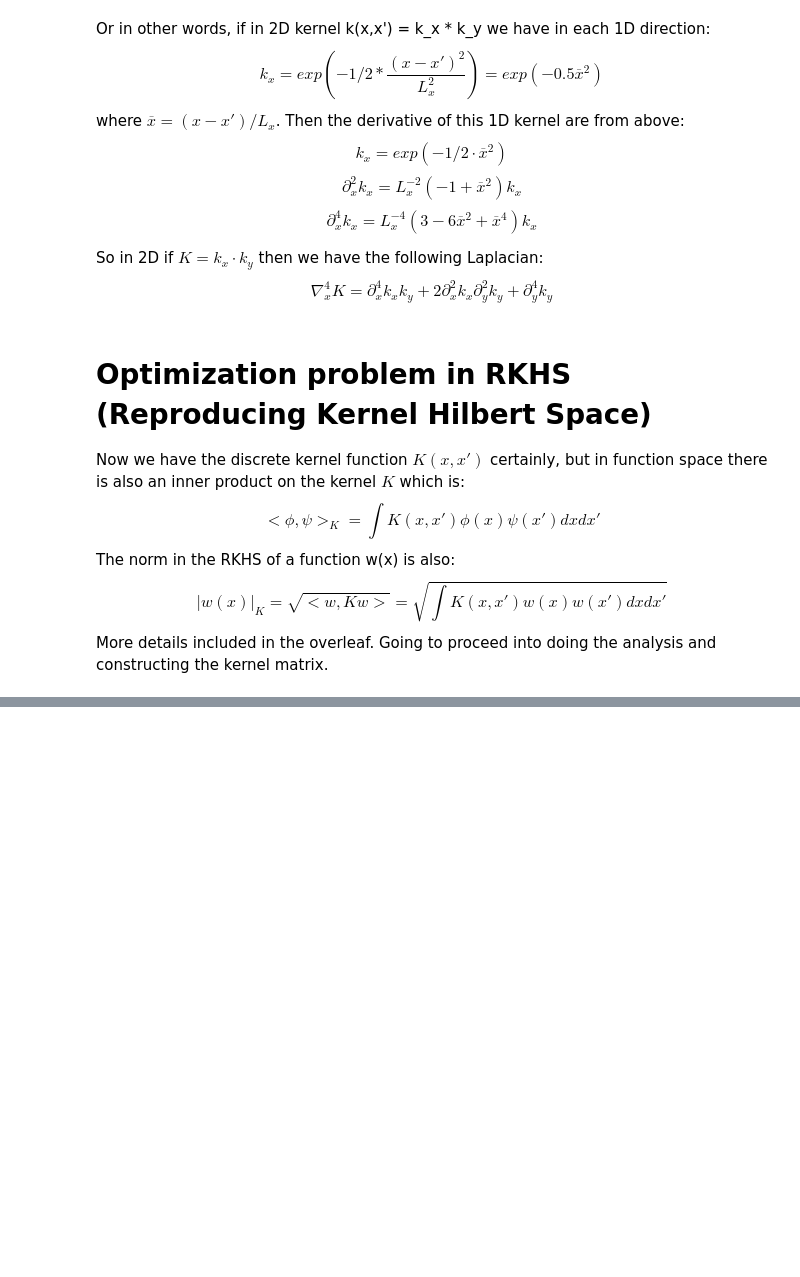
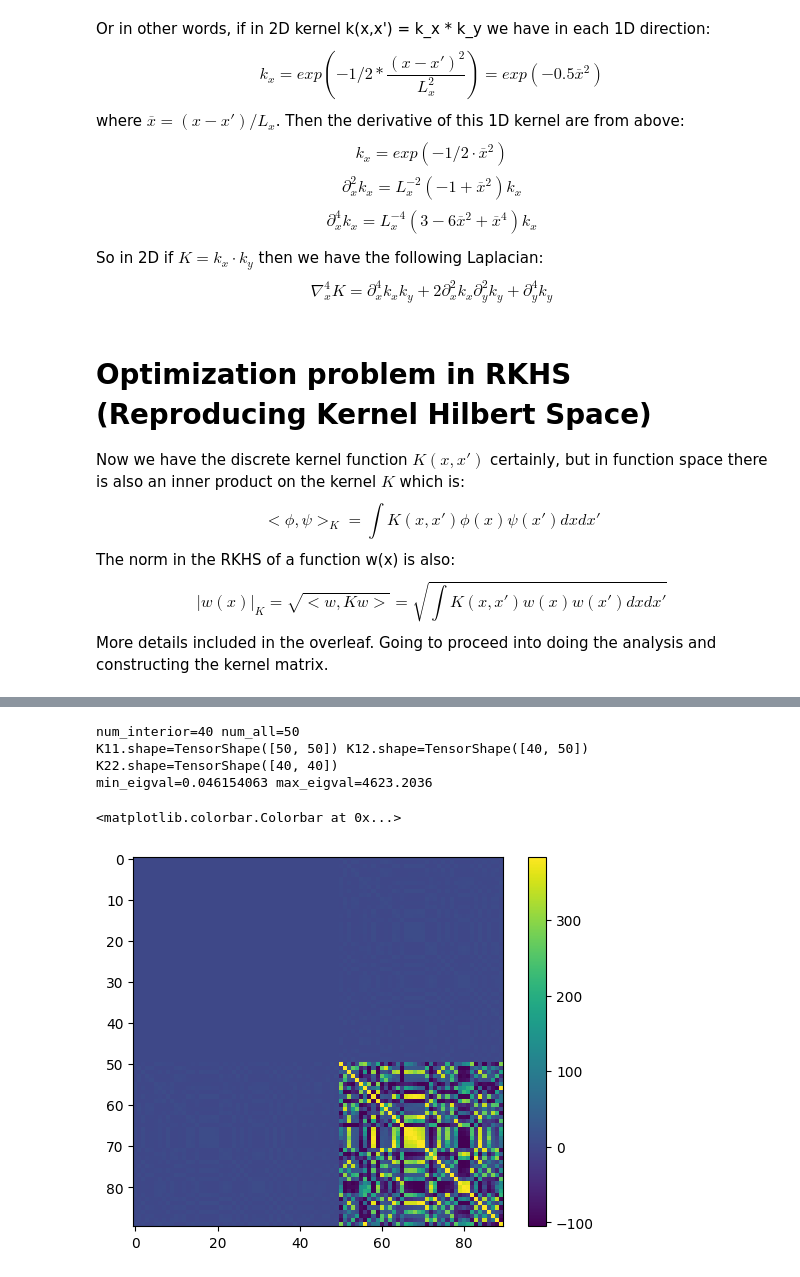
Before and after one commit to sean-engelstad/ml-pde-buckling, a Jupyter notebook: ml-gp/lin-static.ipynb, the cells around one changed output, grey strips where cells are left out. Cells and saved outputs as stored; diff of their text form; code cells hidden in the pictures; blank space fills up the shorter version.

```diff
--- a/ml-gp/lin-static.ipynb
+++ b/ml-gp/lin-static.ipynb
@@ -226 +367,72 @@ Kblock = tf.constant(tf.concat([_row1, _row2, _row3], axis=0) + tf.eye(n_block)
+# %%
+# compute the block matrix Sigma = [cov(w_int, w_int), cov(w_int, w_bndry), cov(w_int, nabla^4 w_int),
+#                                   cov(w_bndry, w_int), cov(w_bndry, w_bndry), cov(w_bndry, nabla^4 w_bndry),
+#                                   cov(nabla^4 w_int, w_int), cov(nabla^4 w_int, w_bndry), cov(nabla^4 w_int, nabla^4 w_int) ]
+# not a function of theta..
+import tensorflow as tf
+import numpy as np
+import matplotlib.pyplot as plt
+
+theta_arr = tf.zeros(shape=(num_domain,1), dtype=DTYPE)
+theta = tf.Variable(theta_arr, trainable=True, dtype=DTYPE)
+# print(f"{theta=}")
+
+# def kernel2d_12(x,xp):
+#     return kernel1d_d2(x[0], xp[0], Lx) * kernel1d(x[1], xp[1], Ly)
+
+# debugging
+# num_interior = 5
+# num_bndry = 3
+# k31 = kernel2d_lapl(x_train[0,:], x_train[0,:])
+# print(f"{k31=}")
+
+n_block = 2 * num_interior + num_bndry
+
+x_all = tf.concat([x_train, x_bndry], axis=0)
+num_all = num_interior + num_bndry
+
+# 1 - interior + bndry, 2 - nabla^4 w interior
+_temp1 = np.array([[kernel2d(x_all[i,:], x_all[j,:]) for i in range(num_all)] for j in range(num_all)])
+K11 = tf.constant(_temp1, dtype=DTYPE)
+_temp2 = np.array([[kernel2d_bilapl(x_train[i,:], x_all[j,:]) for j in range(num_all)] for i in range(num_interior)])
+K12 = tf.constant(_temp2, dtype=DTYPE)
+_temp3 = np.array([[kernel2d_double_bilapl(x_train[i,:], x_train[j,:]) for j in range(num_interior)] for i in range(num_interior)])
+K22 = tf.constant(_temp3, dtype=DTYPE)
+
+print(f"{num_interior=} {num_all=}")
+print(f"{K11.shape=} {K12.shape=} {K22.shape=}")
+
+_row1 = tf.constant(tf.concat([K11, tf.transpose(K12)], axis=1))
+_row2 = tf.constant(tf.concat([K12, K22], axis=1))
+Kblock_prereg = tf.concat([_row1, _row2], axis=0)
+# print(f"{Kblock.shape=}")
+
+# apply robust regularization w.r.t. the max eigenvalue, namely we add epsilon * I term to matrix
+# where epsilon = alpha * lambda_max
+alpha = 1e-5
+eigvals = np.linalg.eigvalsh(Kblock_prereg)
+max_eigval = np.max(eigvals)
+eps = alpha * max_eigval
+
+Kblock = tf.constant(Kblock_prereg + eps * tf.eye(n_block), dtype=DTYPE)
+
+# can double check eigvals again for debugging to ensure still pos definite
+# had issues where min_eigval = -1e-5, max_eigval = 1e3 and needed regularization to make
+# Sigma pos def. Note : cov matrices are always pos definite, so small neg eigvals is really soln error for some near zero.
+# I double checked assembly and my kernel derivatives and those were all right, so regularization was the fix.
+
+# printout eigenvalues for debugging
+# eigvals = np.linalg.eigvalsh(Kblock)
+# min_eigval = np.min(eigvals); max_eigval = np.max(eigvals)
+# print(f"{min_eigval=} {max_eigval=}")
+
+# show the matrix image to see if positive definite roughly
+plt.imshow(Kblock)
+plt.colorbar()
+# %% [output]
+num_interior=40 num_all=50
+K11.shape=TensorShape([50, 50]) K12.shape=TensorShape([40, 50]) K22.shape=TensorShape([40, 40])
+min_eigval=0.046154063 max_eigval=4623.2036
+<matplotlib.colorbar.Colorbar at 0x...>
+[figure, added]
 # %%
```
Also changed, not shown: parts of 13 cells of this notebook, 1 other file.
